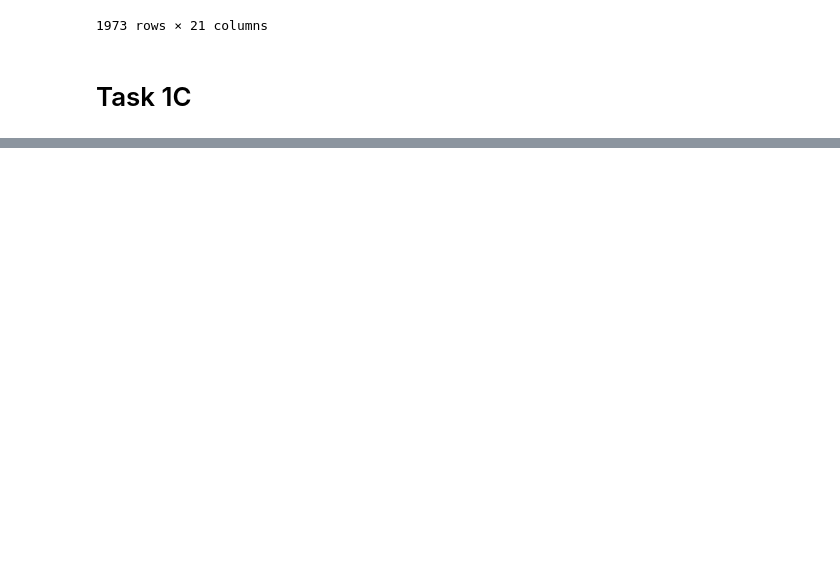
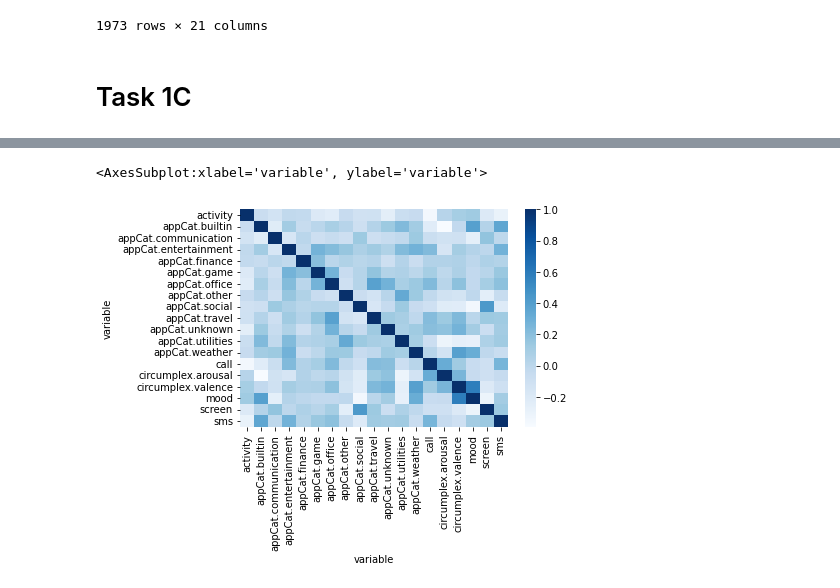
Before and after one commit to tkaintura/Data_Mining, a Jupyter notebook: Assignment 1.ipynb, the cells around one changed output, grey strips where cells are left out. Saved outputs shown, nothing was run; the diff lists cells and outputs as text; code cells hidden in the pictures; blank space fills up the shorter version.

```diff
--- a/Assignment 1.ipynb
+++ b/Assignment 1.ipynb
@@ -515,0 +629,3 @@ df_m1
+# %%
+group_m1 = df_m1.groupby(['date']).mean().reset_index()
+group_m1
@@ -515,0 +670,5 @@ df_m1
+# %%
+sns.heatmap(group_m1.corr(),cmap='Blues')
+# %% [output]
+<AxesSubplot:xlabel='variable', ylabel='variable'>
+[figure, added]
```
Also changed, not shown: parts of 19 cells of this notebook.
